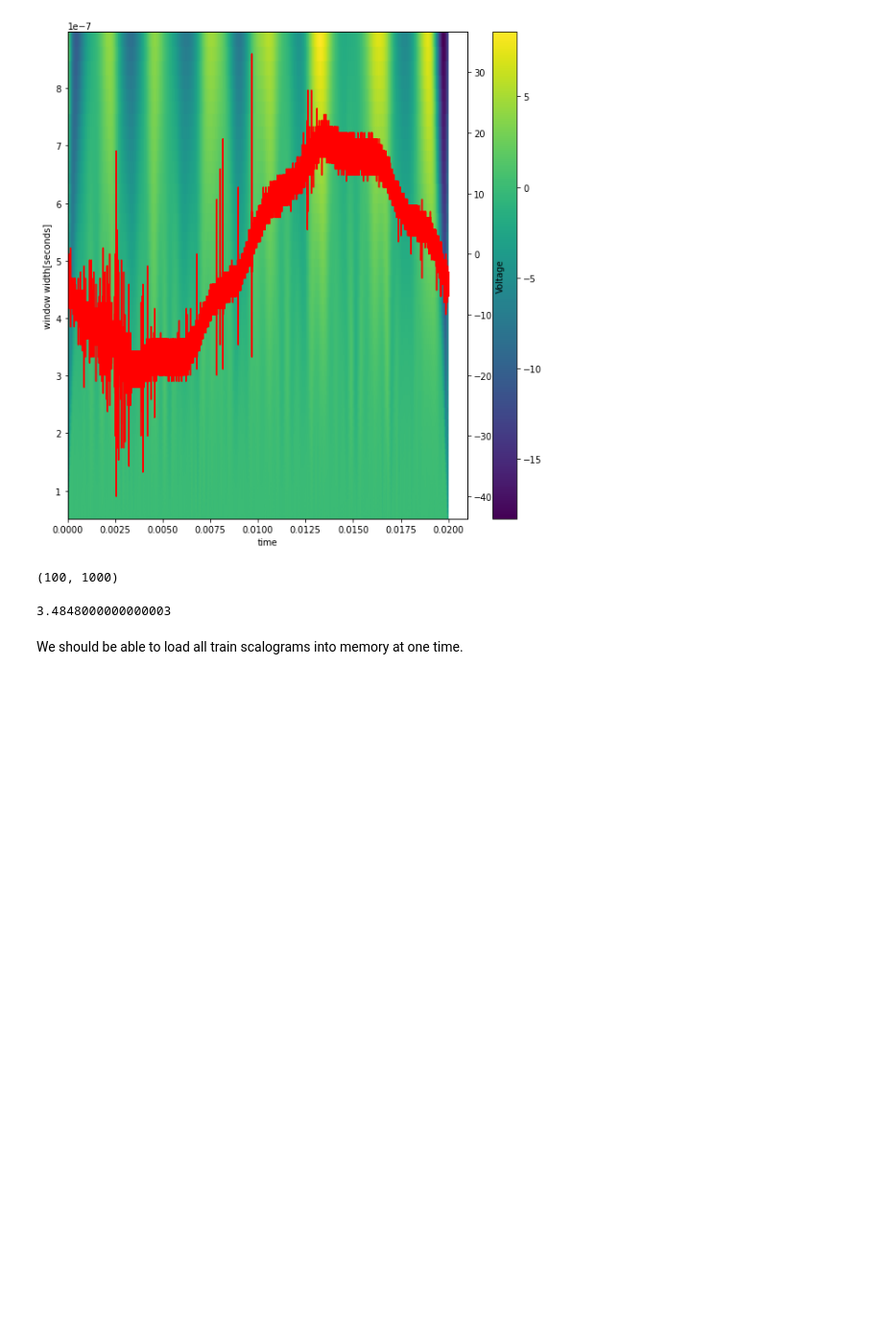
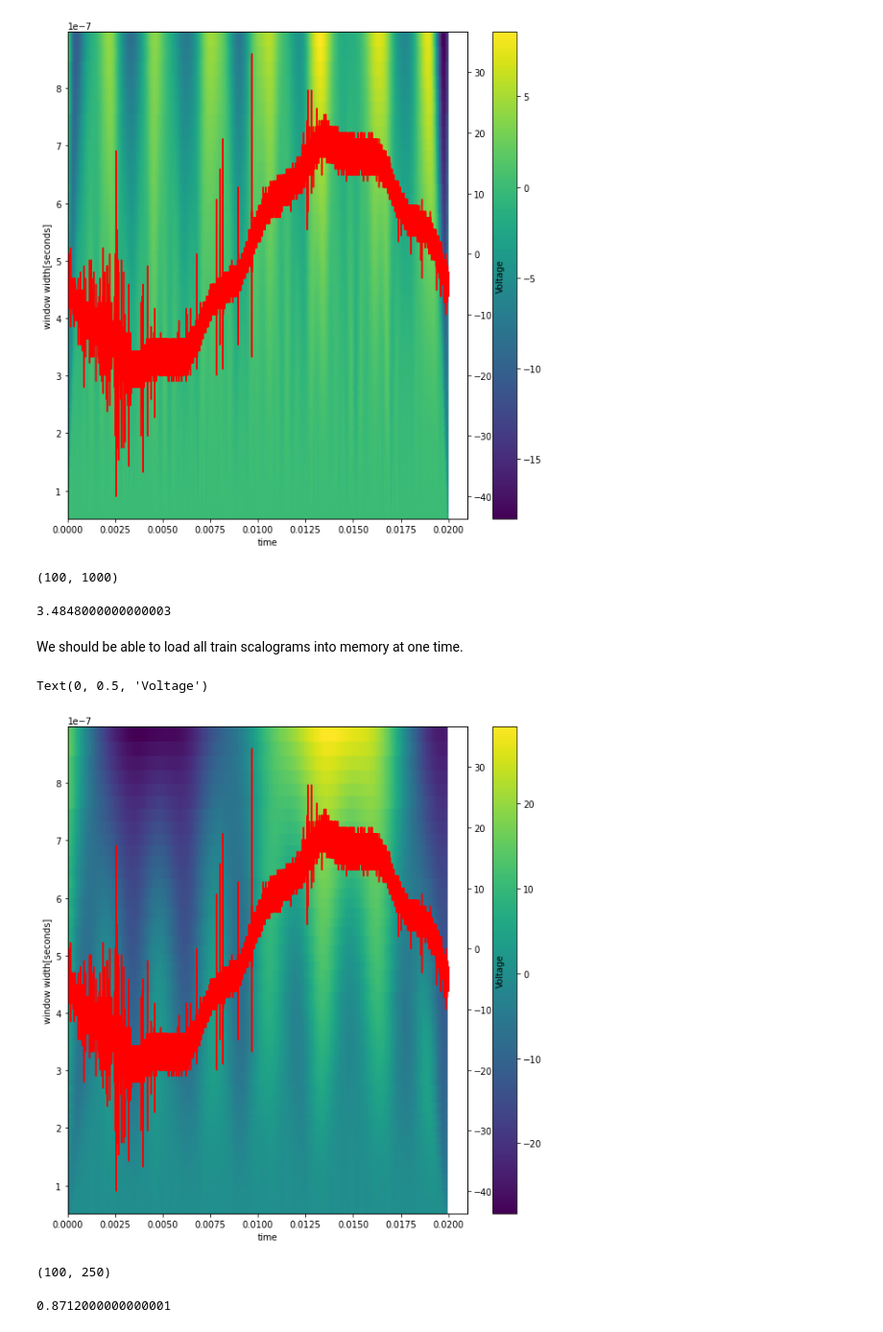
Before and after one commit to tqhdesilva/AMATH582FinalProject, a Jupyter notebook: notebooks/Spectrograms.ipynb, the cells around one changed output. Shown at 96% size. Drawn from its saved outputs; the diff is of its cells as text; code cells hidden in the pictures; blank space fills up the shorter version.

```diff
--- a/notebooks/Spectrograms.ipynb
+++ b/notebooks/Spectrograms.ipynb
@@ -241,3 +241,32 @@ z.astype(np.float32).nbytes / 1e9 * 8712
 3.4848000000000003
 # %% [markdown]
 We should be able to load all train scalograms into memory at one time.
+# %%
+downsampled = signal.resample(train.iloc[:, 4], 800000 // 2 // 1600)
+k = 24
+widths = [2 ** (j / k)for j in range(1, 101)]
+z = signal.cwt(downsampled, signal.ricker, widths)
+z_filt = z
+plt.figure(figsize=(10, 10))
+plt.pcolormesh(
+    [1600 * j / (Fs / 2) for j in range(250)],
+    [1 / (Fs / 2) * (j) for j in widths],
+    z_filt
+)
+plt.ylabel("window width[seconds]")
+plt.xlabel("time")
+plt.colorbar()
+ax2 = plt.twinx()
+ax2.plot([j / Fs for j in range(800000)], train.iloc[:, 4], c="r")
+ax2.set_ylabel("Voltage")
+# %% [output]
+Text(0, 0.5, 'Voltage')
+[figure, added]
+# %%
+z.shape
+# %% [output]
+(100, 250)
+# %%
+z.astype(np.float32).nbytes * 1e-9 * 8712
+# %% [output]
+0.8712000000000001
```
Also changed, not shown: 8 other files.
